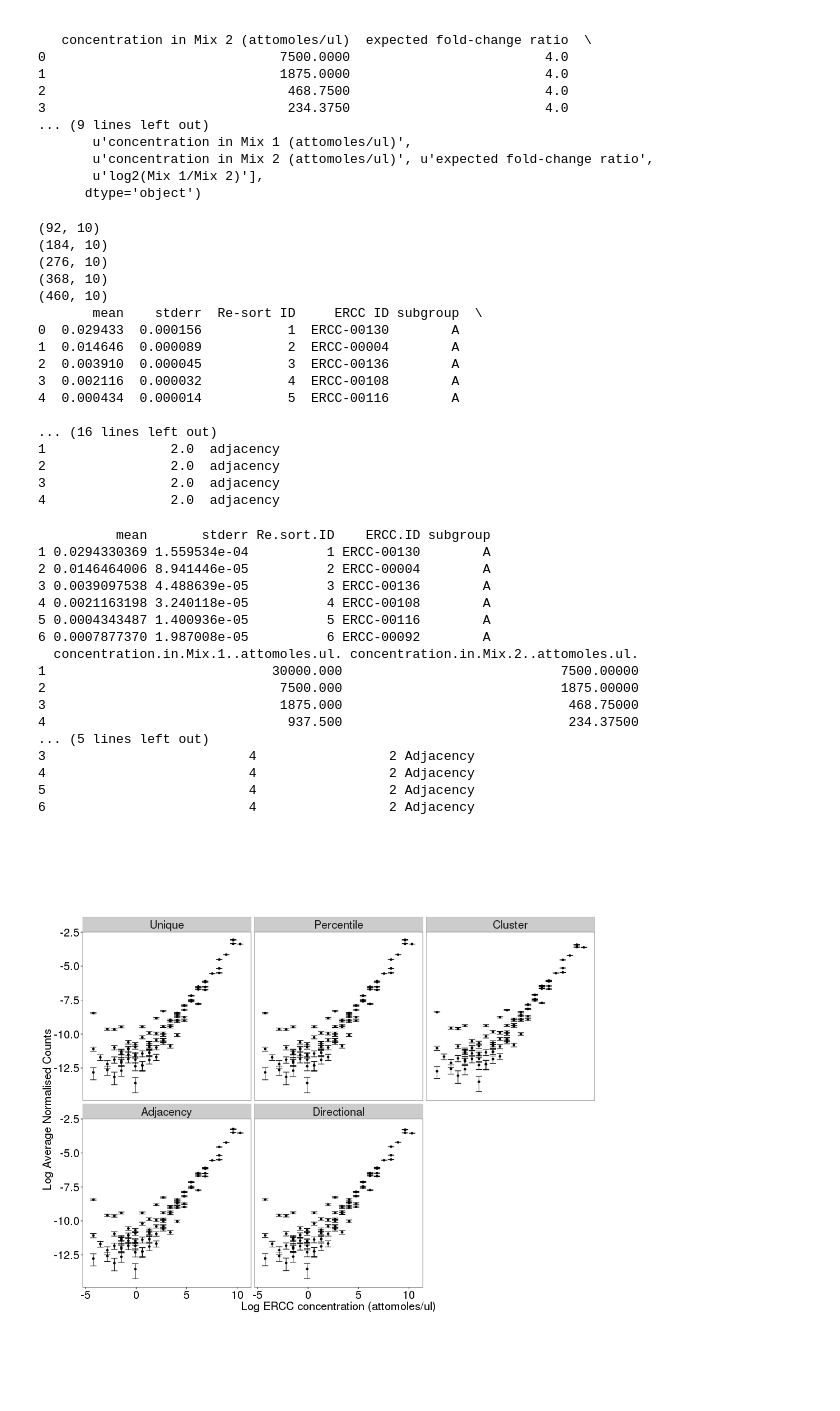
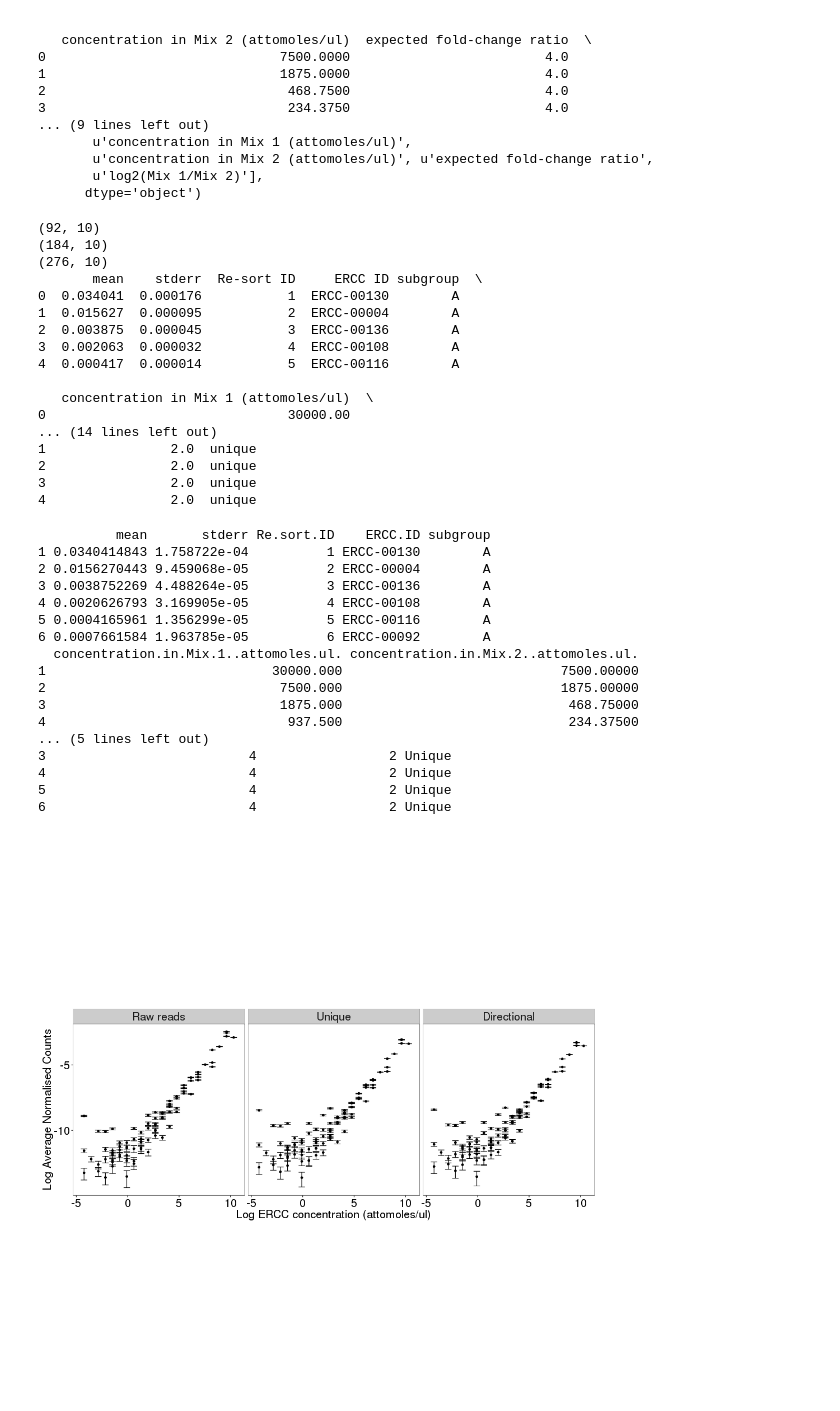
Before and after one commit to CGATOxford/UMI-tools_pipelines, a Jupyter notebook: notebooks/Klein_ERCC.ipynb, the cells around one changed output. Drawn from its saved outputs; the diff is of its cells as text; code cells hidden in the pictures.

Commit message:
finalises simulations and ERCC correlations

```diff
--- a/notebooks/Klein_ERCC.ipynb
+++ b/notebooks/Klein_ERCC.ipynb
@@ -15,3 +10,3 @@ ercc_conc_inf = "../data/cms_095046.txt"
 # %%
-expression_infs = glob.glob("/ifs/projects/toms/umi_paper/GSE65525/figures.dir/dedup_*_SRR1784317_merged_gene_counts.tsv")
-print expression_infs
+fig_dir = "/ifs/projects/toms/umi_paper/GSE65525/figures.dir/"
+ercc_conc_inf = "../data/cms_095046.txt"
@@ -20,3 +13,7 @@ print expression_infs
+# %%
+expression_infs = [os.path.join(fig_dir, "dedup_unique_SRR1784317_merged_gene_counts.tsv"),
+                   os.path.join(fig_dir, "dedup_directional_adjacency_SRR1784317_merged_gene_counts.tsv"),
+                   os.path.join(fig_dir, "transcriptome_SRR1784317_merged_gene_counts.tsv")]
 # %%
 ercc_conc_df = pd.read_table(ercc_conc_inf, sep="\t")
 print ercc_conc_df.head()
@@ -47,7 +44,7 @@ def norm_counts(array):
     return [float(x)/sum_array for x in array]
 
 for inf in expression_infs:
-    method = os.path.basename(inf).split("_")[1]
+    method = os.path.basename(inf.replace("transcriptome", "dedup_transcriptome")).split("_")[1]
     expression_df = pd.read_table(inf, sep="\t", index_col=0)
 
     expression_df_norm = expression_df.apply(func=norm_counts, axis=0)
@@ -70,33 +67,31 @@ print norm_final_df.head()
 (92, 10)
 (184, 10)
 (276, 10)
-(368, 10)
-(460, 10)
        mean    stderr  Re-sort ID     ERCC ID subgroup  \
-0  0.029433  0.000156           1  ERCC-00130        A
-1  0.014646  0.000089           2  ERCC-00004        A
-2  0.003910  0.000045           3  ERCC-00136        A
-3  0.002116  0.000032           4  ERCC-00108        A
-4  0.000434  0.000014           5  ERCC-00116        A
+0  0.034041  0.000176           1  ERCC-00130        A
+1  0.015627  0.000095           2  ERCC-00004        A
+2  0.003875  0.000045           3  ERCC-00136        A
+3  0.002063  0.000032           4  ERCC-00108        A
+4  0.000417  0.000014           5  ERCC-00116        A
 
-... (16 lines left out)
-1                2.0  adjacency
-2                2.0  adjacency
-3                2.0  adjacency
-4                2.0  adjacency
+   concentration in Mix 1 (attomoles/ul)  \
+0                               30000.00
+... (14 lines left out)
+1                2.0  unique
+2                2.0  unique
+3                2.0  unique
+4                2.0  unique
 # %%
 %%R -i norm_final_df -w 1000 -h 1000
+
 
 library(ggplot2)
 library(plyr)
 
-norm_final_df$method = factor(norm_final_df$method, levels=c("unique", "percentile",
-                                                   "cluster", "adjacency", "directional"))
+norm_final_df$method = factor(norm_final_df$method, levels=c("transcriptome", "unique", "directional"))
 
-norm_final_df$method = revalue(norm_final_df$method,c("adjacency" = "Adjacency",
-                              "directional" = "Directional",
-                              "cluster" = "Cluster", "percentile" = "Percentile",
-                              "unique" = "Unique"))
+norm_final_df$method = revalue(norm_final_df$method,c(
+    "transcriptome" = "Raw reads", "directional" = "Directional", "unique" = "Unique"))
 m_txt = element_text(size=20)
 s_txt = element_text(size=15)
 
@@ -104,43 +99,43 @@ t = theme_bw() +
     theme(axis.text = m_txt,
           axis.title = m_txt,
           legend.title = m_txt,
           legend.text = m_txt,
           legend.key = element_blank(),
           legend.key.width=unit(1,"cm"),
           legend.key.height=unit(0.7,"cm"),
           aspect.ratio=1,
           panel.grid=element_blank(),
           strip.text = m_txt)
 
 print(head(norm_final_df))
 
 p = ggplot(norm_final_df,
            aes(y=log(mean), x=log(concentration.in.Mix.1..attomoles.ul.))) +
 geom_point() +
 geom_errorbar(aes(ymin = log(mean - stderr), ymax = log(mean + stderr))) +
 facet_wrap(~method) + theme_bw() + t +
 xlab("Log ERCC concentration (attomoles/ul)") +
-ylab("Log Average Normalised Counts")
+ylab("Log Average Normalised Counts") #+ geom_abline(slope=1, intercept=-13)
 
 ggsave("../figures.dir/corr_average.png", width=12, height=8)
 print(p)
 # %% [output]
           mean       stderr Re.sort.ID    ERCC.ID subgroup
-1 0.0294330369 1.559534e-04          1 ERCC-00130        A
-2 0.0146464006 8.941446e-05          2 ERCC-00004        A
-3 0.0039097538 4.488639e-05          3 ERCC-00136        A
-4 0.0021163198 3.240118e-05          4 ERCC-00108        A
-5 0.0004343487 1.400936e-05          5 ERCC-00116        A
-6 0.0007877370 1.987008e-05          6 ERCC-00092        A
+1 0.0340414843 1.758722e-04          1 ERCC-00130        A
+2 0.0156270443 9.459068e-05          2 ERCC-00004        A
+3 0.0038752269 4.488264e-05          3 ERCC-00136        A
+4 0.0020626793 3.169905e-05          4 ERCC-00108        A
+5 0.0004165961 1.356299e-05          5 ERCC-00116        A
+6 0.0007661584 1.963785e-05          6 ERCC-00092        A
   concentration.in.Mix.1..attomoles.ul. concentration.in.Mix.2..attomoles.ul.
 1                             30000.000                            7500.00000
 2                              7500.000                            1875.00000
 3                              1875.000                             468.75000
 4                               937.500                             234.37500
 ... (5 lines left out)
-3                          4                 2 Adjacency
-4                          4                 2 Adjacency
-5                          4                 2 Adjacency
-6                          4                 2 Adjacency
+3                          4                 2 Unique
+4                          4                 2 Unique
+5                          4                 2 Unique
+6                          4                 2 Unique
-[figure, old version]
+[figure, new version]
 # %%
```
Also changed, not shown: parts of 8 cells of this notebook, 1 other file.
